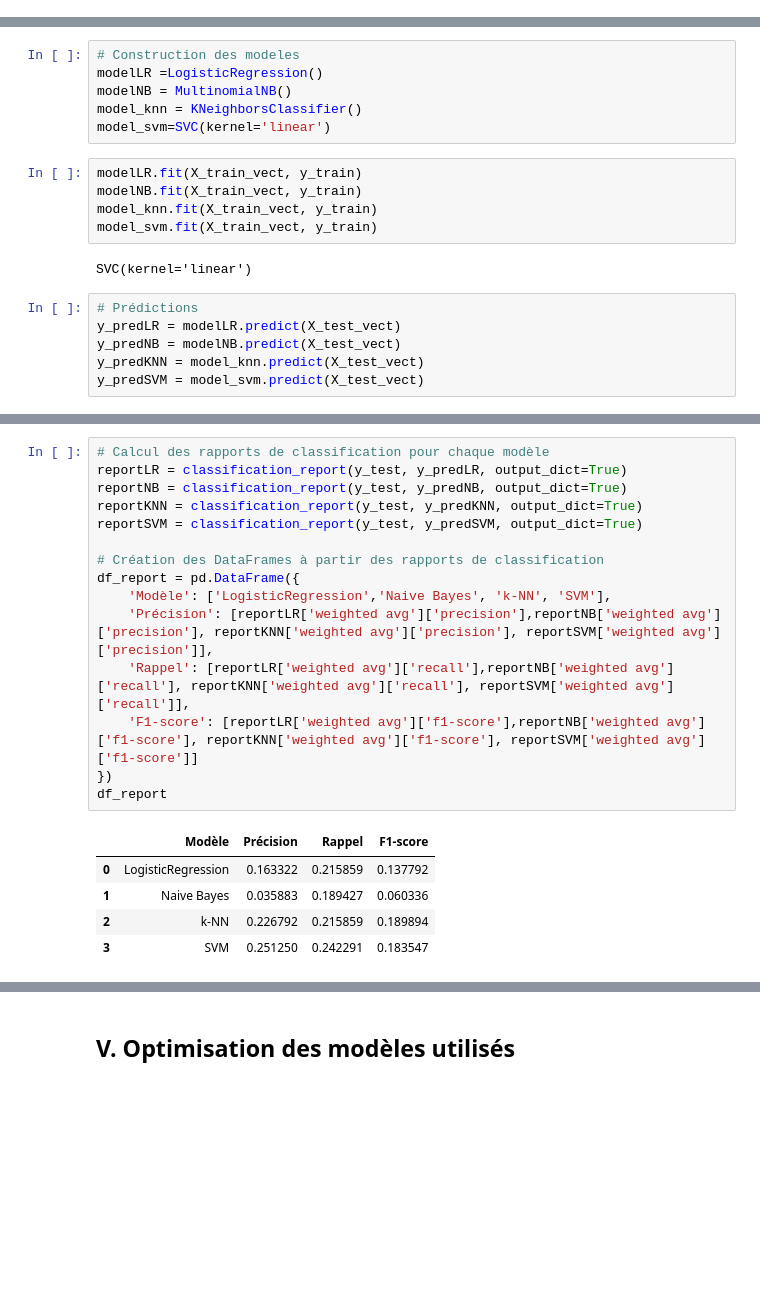
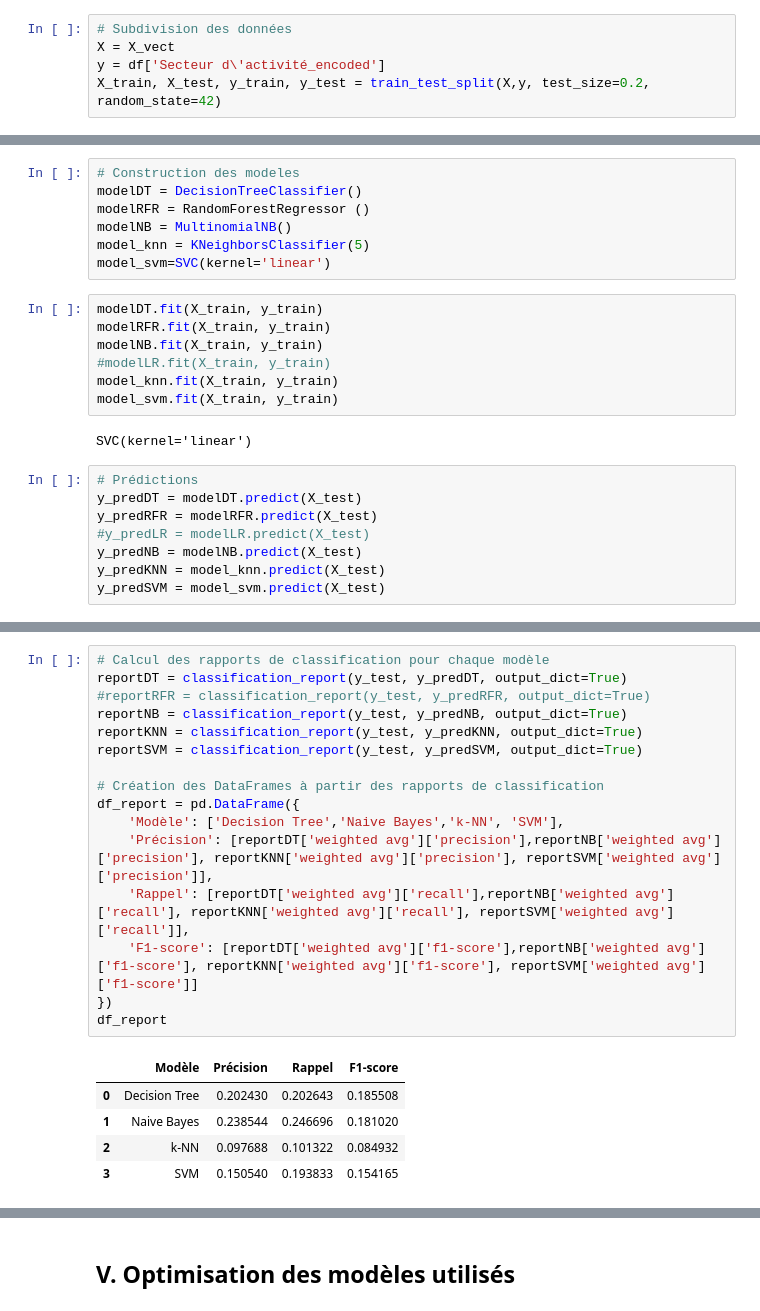
Before and after one commit to Josephe05/projet-fil-rouge, a Jupyter notebook: Analyse_emploi_cameroun.ipynb, the cells around one changed output, grey strips where cells are left out. Drawn from its saved outputs; the diff is of its cells as text; blank space fills up the shorter version.

```diff
--- a/Analyse_emploi_cameroun.ipynb
+++ b/Analyse_emploi_cameroun.ipynb
@@ -357 +530,6 @@ X_test_vect = vectorizer.transform(X_test)
+# %%
+# Subdivision des données
+X = X_vect
+y = df['Secteur d\'activité_encoded']
+X_train, X_test, y_train, y_test = train_test_split(X,y, test_size=0.2, random_state=42)
 # %%
@@ -359,21 +541,26 @@ from sklearn.linear_model import LogisticRegression
 # %%
 # Construction des modeles
-modelLR =LogisticRegression()
+modelDT = DecisionTreeClassifier()
+modelRFR = RandomForestRegressor ()
 modelNB = MultinomialNB()
-model_knn = KNeighborsClassifier()
+model_knn = KNeighborsClassifier(5)
 model_svm=SVC(kernel='linear')
 # %%
-modelLR.fit(X_train_vect, y_train)
-modelNB.fit(X_train_vect, y_train)
-model_knn.fit(X_train_vect, y_train)
-model_svm.fit(X_train_vect, y_train)
+modelDT.fit(X_train, y_train)
+modelRFR.fit(X_train, y_train)
+modelNB.fit(X_train, y_train)
+#modelLR.fit(X_train, y_train)
+model_knn.fit(X_train, y_train)
+model_svm.fit(X_train, y_train)
 # %% [output]
 SVC(kernel='linear')
 # %%
 # Prédictions
-y_predLR = modelLR.predict(X_test_vect)
-y_predNB = modelNB.predict(X_test_vect)
-y_predKNN = model_knn.predict(X_test_vect)
-y_predSVM = model_svm.predict(X_test_vect)
+y_predDT = modelDT.predict(X_test)
+y_predRFR = modelRFR.predict(X_test)
+#y_predLR = modelLR.predict(X_test)
+y_predNB = modelNB.predict(X_test)
+y_predKNN = model_knn.predict(X_test)
+y_predSVM = model_svm.predict(X_test)
 # %%
 # Matrice de confusion
@@ -445,21 +634,22 @@ plt.show()
 # %%
 # Calcul des rapports de classification pour chaque modèle
-reportLR = classification_report(y_test, y_predLR, output_dict=True)
+reportDT = classification_report(y_test, y_predDT, output_dict=True)
+#reportRFR = classification_report(y_test, y_predRFR, output_dict=True)
 reportNB = classification_report(y_test, y_predNB, output_dict=True)
 reportKNN = classification_report(y_test, y_predKNN, output_dict=True)
 reportSVM = classification_report(y_test, y_predSVM, output_dict=True)
 
 # Création des DataFrames à partir des rapports de classification
 df_report = pd.DataFrame({
-    'Modèle': ['LogisticRegression','Naive Bayes', 'k-NN', 'SVM'],
-    'Précision': [reportLR['weighted avg']['precision'],reportNB['weighted avg']['precision'], reportKNN['weighted avg']['precision'], reportSVM['weighted avg']['precision']],
-    'Rappel': [reportLR['weighted avg']['recall'],reportNB['weighted avg']['recall'], reportKNN['weighted avg']['recall'], reportSVM['weighted avg']['recall']],
-    'F1-score': [reportLR['weighted avg']['f1-score'],reportNB['weighted avg']['f1-score'], reportKNN['weighted avg']['f1-score'], reportSVM['weighted avg']['f1-score']]
+    'Modèle': ['Decision Tree','Naive Bayes','k-NN', 'SVM'],
+    'Précision': [reportDT['weighted avg']['precision'],reportNB['weighted avg']['precision'], reportKNN['weighted avg']['precision'], reportSVM['weighted avg']['precision']],
+    'Rappel': [reportDT['weighted avg']['recall'],reportNB['weighted avg']['recall'], reportKNN['weighted avg']['recall'], reportSVM['weighted avg']['recall']],
+    'F1-score': [reportDT['weighted avg']['f1-score'],reportNB['weighted avg']['f1-score'], reportKNN['weighted avg']['f1-score'], reportSVM['weighted avg']['f1-score']]
 })
 df_report
 # %% [output]
 |  | Modèle | Précision | Rappel | F1-score |
-| 0 | LogisticRegression | 0.163322 | 0.215859 | 0.137792 |
-| 1 | Naive Bayes | 0.035883 | 0.189427 | 0.060336 |
-| 2 | k-NN | 0.226792 | 0.215859 | 0.189894 |
-| 3 | SVM | 0.251250 | 0.242291 | 0.183547 |
+| 0 | Decision Tree | 0.202430 | 0.202643 | 0.185508 |
+| 1 | Naive Bayes | 0.238544 | 0.246696 | 0.181020 |
+| 2 | k-NN | 0.097688 | 0.101322 | 0.084932 |
+| 3 | SVM | 0.150540 | 0.193833 | 0.154165 |
```
Also changed, not shown: parts of 53 cells of this notebook.
